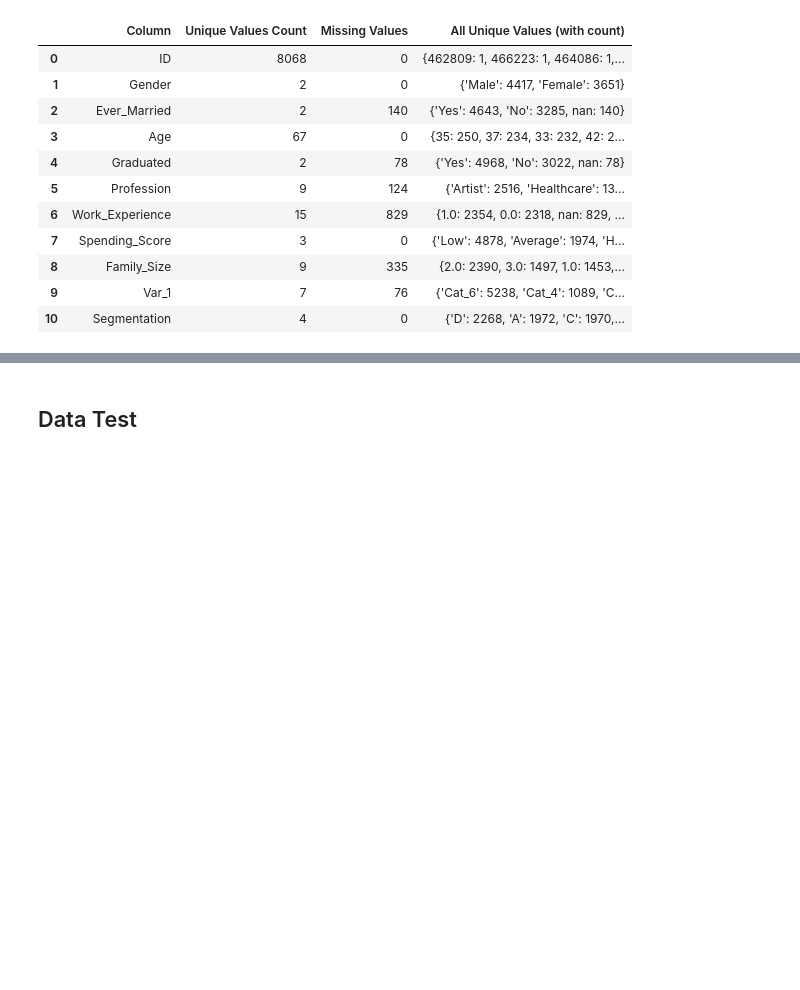
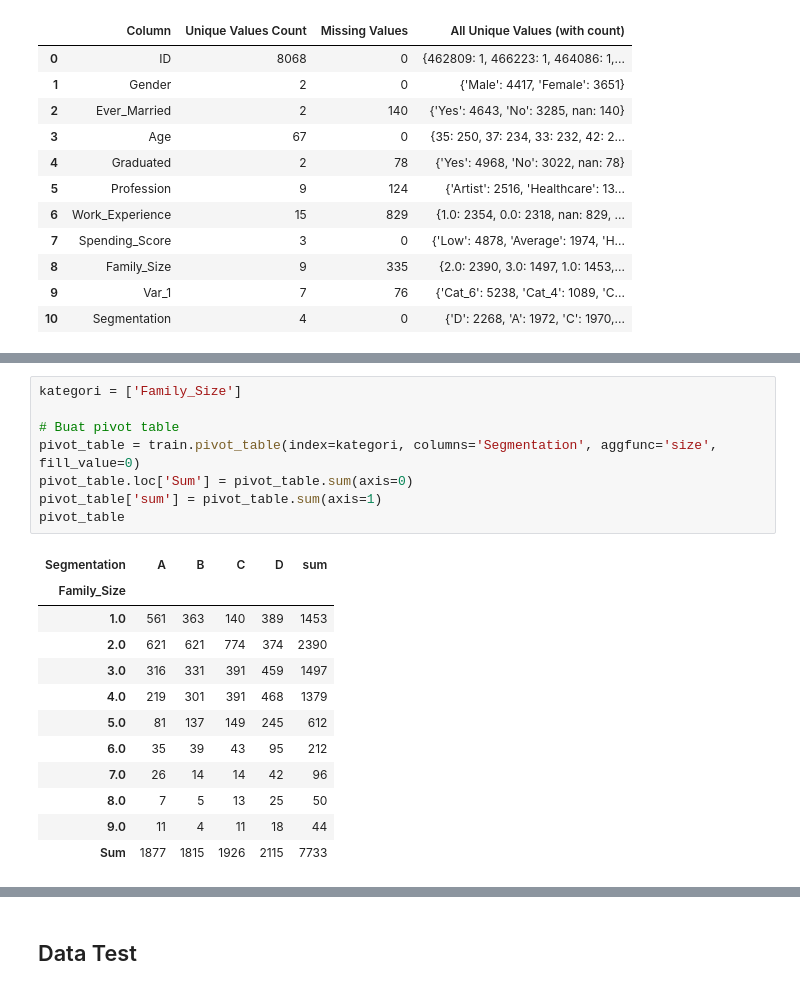
Before and after one commit to Smjfirna/Customer_Segmentation, a Jupyter notebook: Customer_Segmentation.ipynb, the cells around one changed output, grey strips where cells are left out. Cells and saved outputs as stored; diff of their text form; blank space fills up the shorter version.

```diff
--- a/Customer_Segmentation.ipynb
+++ b/Customer_Segmentation.ipynb
@@ -224,0 +406,21 @@ display_all_unique_with_duplicates(train)
+# %%
+kategori = ['Family_Size']
+
+# Buat pivot table
+pivot_table = train.pivot_table(index=kategori, columns='Segmentation', aggfunc='size', fill_value=0)
+pivot_table.loc['Sum'] = pivot_table.sum(axis=0)
+pivot_table['sum'] = pivot_table.sum(axis=1)
+pivot_table
+# %% [output]
+| Segmentation | A | B | C | D | sum |
+| Family_Size |  |  |  |  |  |
+| 1.0 | 561 | 363 | 140 | 389 | 1453 |
+| 2.0 | 621 | 621 | 774 | 374 | 2390 |
+| 3.0 | 316 | 331 | 391 | 459 | 1497 |
+| 4.0 | 219 | 301 | 391 | 468 | 1379 |
+| 5.0 | 81 | 137 | 149 | 245 | 612 |
+| 6.0 | 35 | 39 | 43 | 95 | 212 |
+| 7.0 | 26 | 14 | 14 | 42 | 96 |
+| 8.0 | 7 | 5 | 13 | 25 | 50 |
+| 9.0 | 11 | 4 | 11 | 18 | 44 |
+| Sum | 1877 | 1815 | 1926 | 2115 | 7733 |
```
Also changed, not shown: parts of 21 cells of this notebook.
